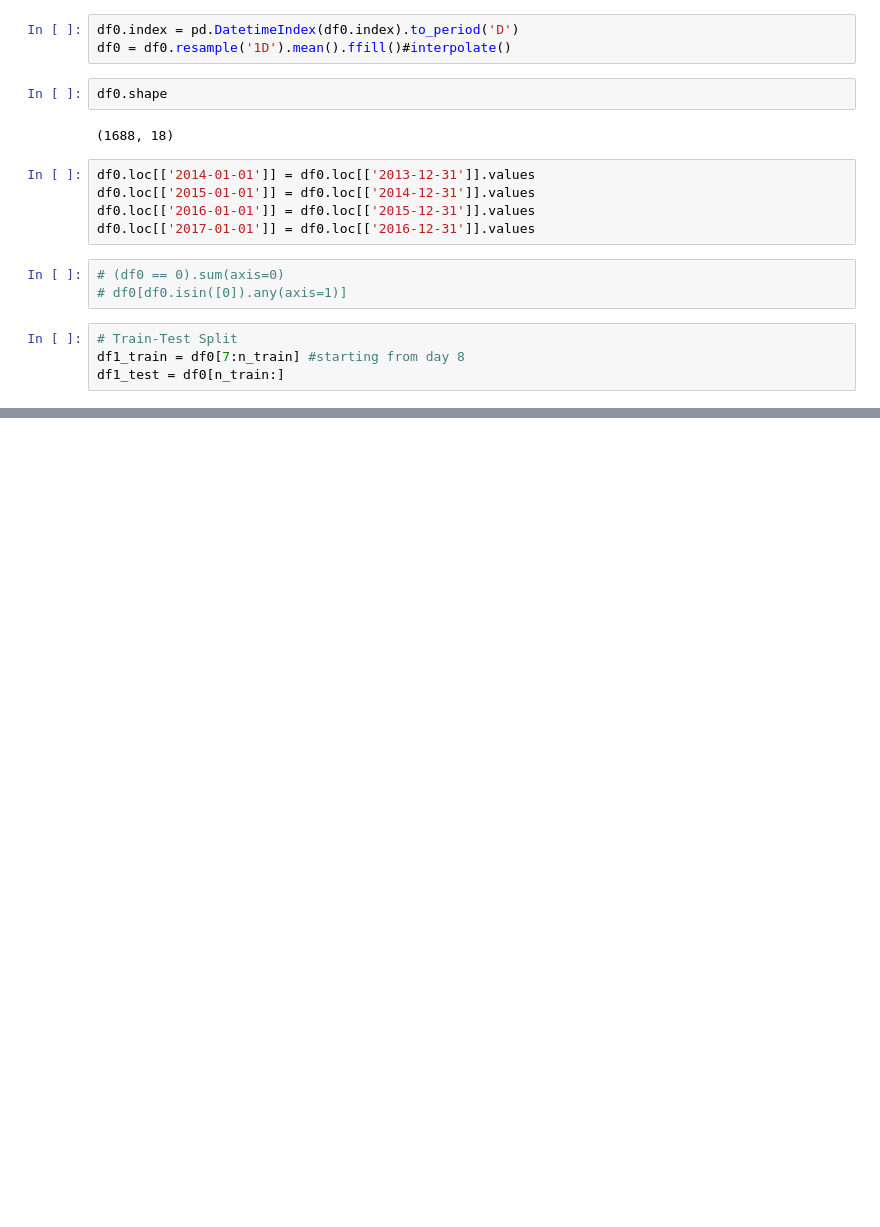
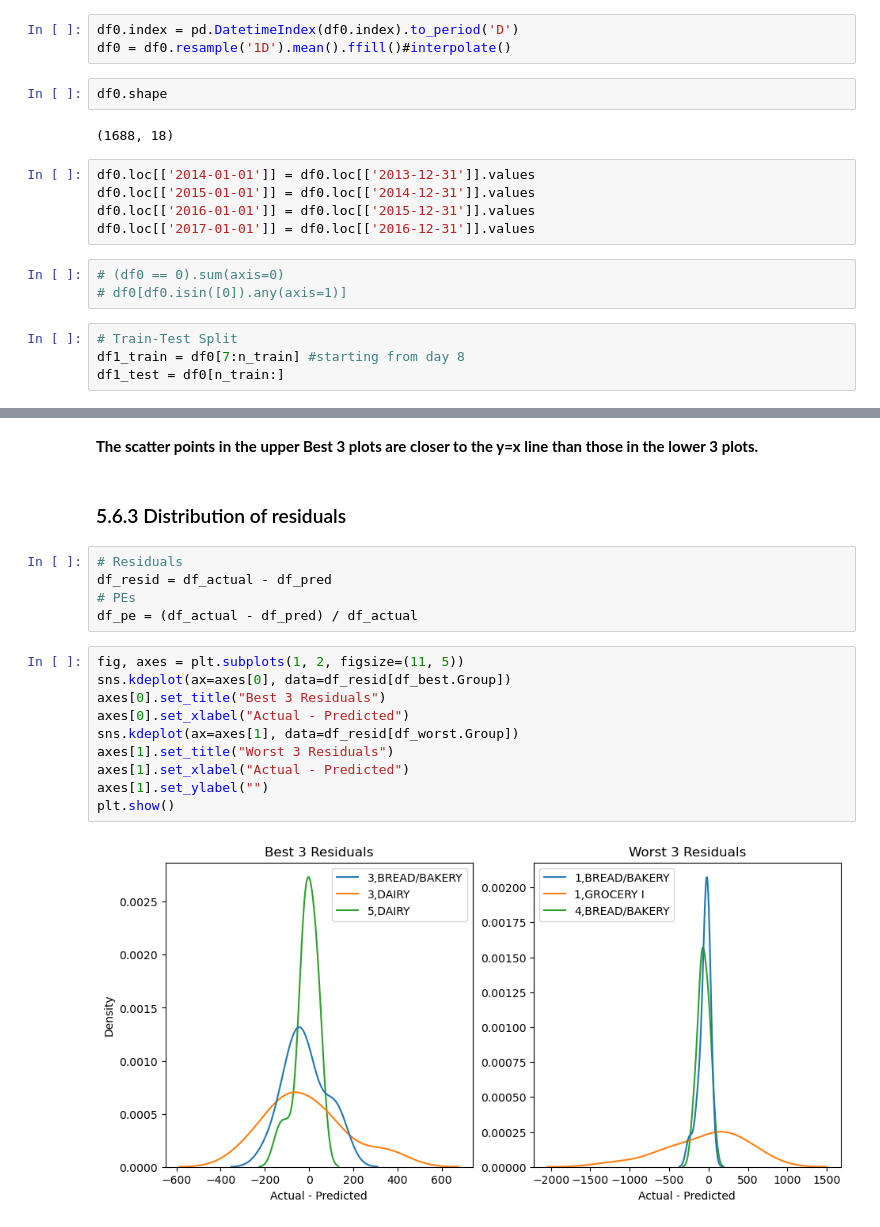
Before and after one commit to zxie9/Capstone-Project-Two, a Jupyter notebook: Notebooks/5. Modeling_Part1.ipynb, the cells around one changed output, grey strips where cells are left out. Saved outputs shown, nothing was run; the diff lists cells and outputs as text; blank space fills up the shorter version.

```diff
--- a/Notebooks/5. Modeling_Part1.ipynb
+++ b/Notebooks/5. Modeling_Part1.ipynb
@@ -327,0 +372,21 @@ Bottom 3 MAPE:
+# %% [markdown]
+**The scatter points in the upper Best 3 plots are closer to the y=x line than those in the lower 3 plots.**
+# %% [markdown]
+### 5.6.3 Distribution of residuals<a id='5.6.3'></a>
+# %%
+# Residuals
+df_resid = df_actual - df_pred
+# PEs
+df_pe = (df_actual - df_pred) / df_actual
+# %%
+fig, axes = plt.subplots(1, 2, figsize=(11, 5))
+sns.kdeplot(ax=axes[0], data=df_resid[df_best.Group])
+axes[0].set_title("Best 3 Residuals")
+axes[0].set_xlabel("Actual - Predicted")
+sns.kdeplot(ax=axes[1], data=df_resid[df_worst.Group])
+axes[1].set_title("Worst 3 Residuals")
+axes[1].set_xlabel("Actual - Predicted")
+axes[1].set_ylabel("")
+plt.show()
+# %% [output]
+[figure, added]
```
Also changed, not shown: parts of 19 cells of this notebook.
